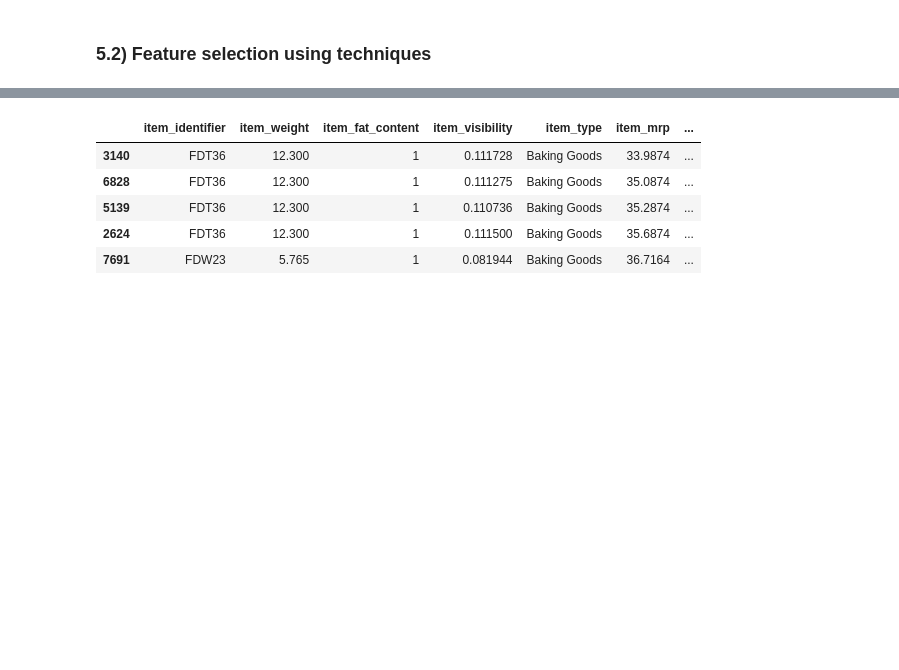
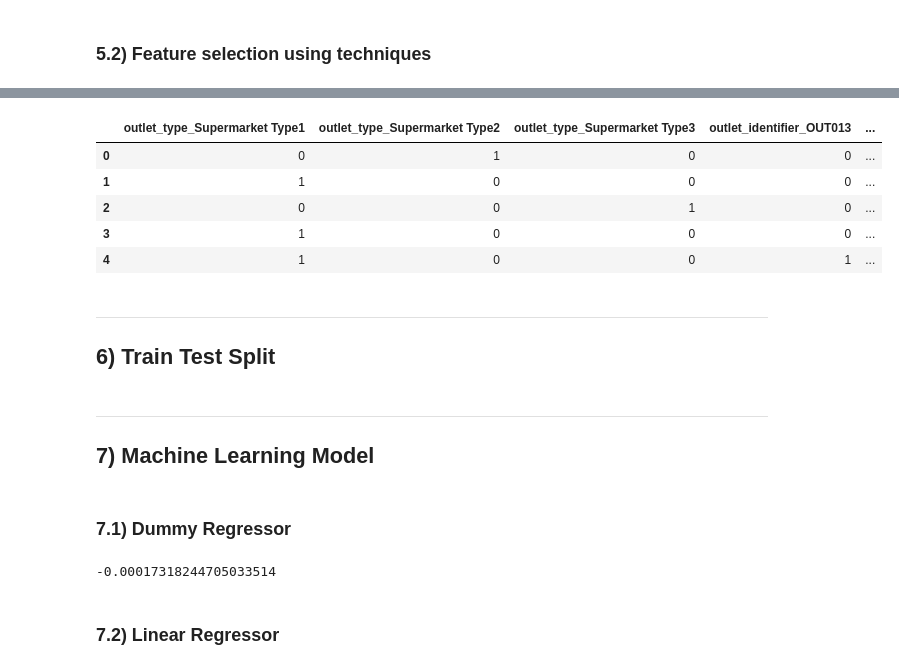
Before and after one commit to Krupique/mlops-projects, a Jupyter notebook: 02-bigmart_sales_prediction/notebook/main.ipynb, the cells around one changed output, grey strips where cells are left out. Saved outputs shown, nothing was run; the diff lists cells and outputs as text; code cells hidden in the pictures; blank space fills up the shorter version.

```diff
--- a/02-bigmart_sales_prediction/notebook/main.ipynb
+++ b/02-bigmart_sales_prediction/notebook/main.ipynb
@@ -698,9 +687,9 @@ fig = plt.gcf()
 # %%
-df_train.head()
+df_train_copy.head()
 # %% [output]
-|  | item_identifier | item_weight | item_fat_content | item_visibility | item_type | item_mrp | ... |
-| 3140 | FDT36 | 12.300 | 1 | 0.111728 | Baking Goods | 33.9874 | ... |
-| 6828 | FDT36 | 12.300 | 1 | 0.111275 | Baking Goods | 35.0874 | ... |
-| 5139 | FDT36 | 12.300 | 1 | 0.110736 | Baking Goods | 35.2874 | ... |
-| 2624 | FDT36 | 12.300 | 1 | 0.111500 | Baking Goods | 35.6874 | ... |
-| 7691 | FDW23 | 5.765 | 1 | 0.081944 | Baking Goods | 36.7164 | ... |
+|  | outlet_type_Supermarket Type1 | outlet_type_Supermarket Type2 | outlet_type_Supermarket Type3 | outlet_identifier_OUT013 | ... |
+| 0 | 0 | 1 | 0 | 0 | ... |
+| 1 | 1 | 0 | 0 | 0 | ... |
+| 2 | 0 | 0 | 1 | 0 | ... |
+| 3 | 1 | 0 | 0 | 0 | ... |
+| 4 | 1 | 0 | 0 | 1 | ... |
@@ -708,0 +696,4 @@ df_copy = df_train.copy()
+# %% [markdown]
+---
+
+## 6) Train Test Split
@@ -708,0 +708,4 @@ df_copy = df_train.copy()
+# %% [markdown]
+---
+
+## 7) Machine Learning Model
@@ -708,0 +718,10 @@ df_copy = df_train.copy()
+# %% [markdown]
+### 7.1) Dummy Regressor
+# %%
+dr = DummyRegressor()
+dr.fit(X_train, y_train)
+dr.score(X_test, y_test)
+# %% [output]
+-0.00017318244705033514
+# %% [markdown]
+### 7.2) Linear Regressor
```
Also changed, not shown: parts of 13 cells of this notebook.
